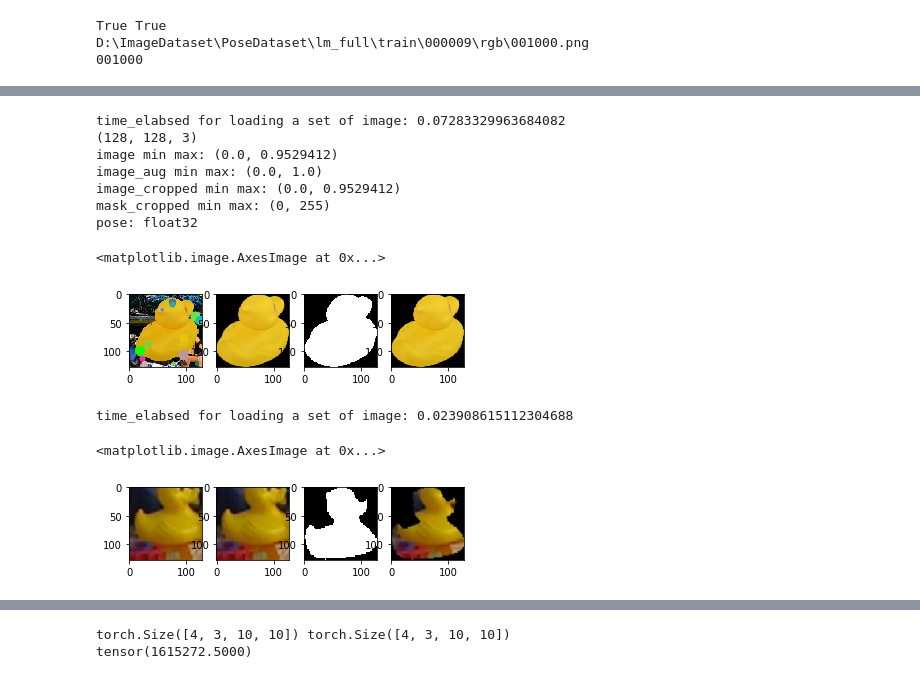
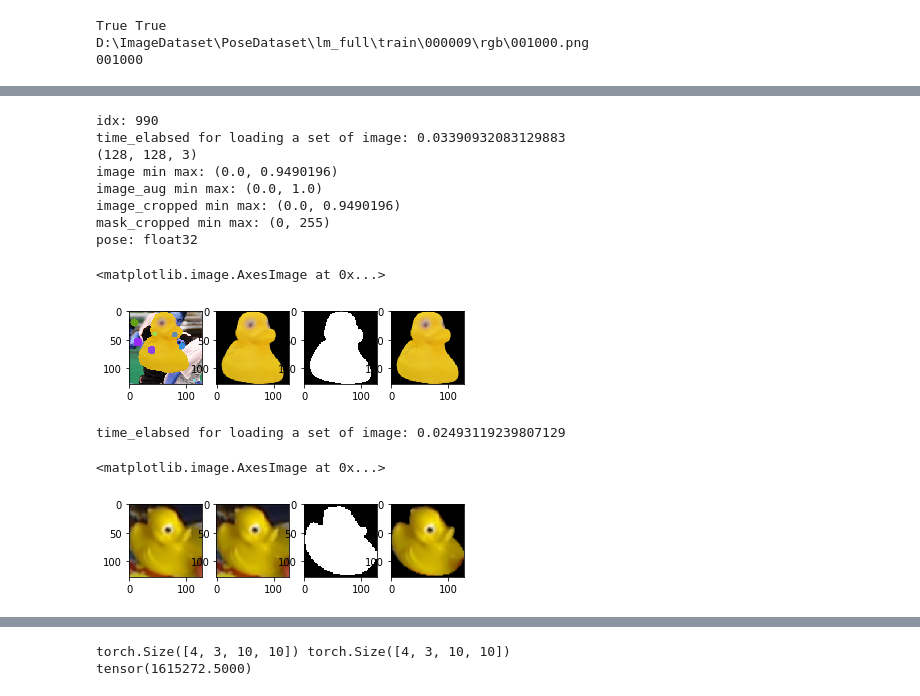
Before and after one commit to peytonhong/CVAE_Pose, a Jupyter notebook: augmentation_test.ipynb, the cells around one changed output, grey strips where cells are left out. Drawn from its saved outputs; the diff is of its cells as text; code cells hidden in the pictures.

```diff
--- a/augmentation_test.ipynb
+++ b/augmentation_test.ipynb
@@ -60,6 +58,8 @@ D:\ImageDataset\coco\val2017\000000267903.jpg
 import time
 start_time = time.time()
 idx = np.random.choice(np.arange(len(lm_dataset_train)))
+idx=990
+print(f'idx: {idx}')
 sample = lm_dataset_train[idx]
 time_elapsed = time.time() - start_time
 print(f'time_elabsed for loading a set of image: {time_elapsed}')
@@ -86,48 +86,49 @@ plt.imshow(mask_cropped, cmap='gray')
 plt.subplot(1,4,4)
 plt.imshow(image_gt_cropped)
 # %% [output]
-time_elabsed for loading a set of image: 0.07283329963684082
+idx: 990
+time_elabsed for loading a set of image: 0.03390932083129883
 (128, 128, 3)
-image min max: (0.0, 0.9529412)
+image min max: (0.0, 0.9490196)
 image_aug min max: (0.0, 1.0)
-image_cropped min max: (0.0, 0.9529412)
+image_cropped min max: (0.0, 0.9490196)
 mask_cropped min max: (0, 255)
 pose: float32
 <matplotlib.image.AxesImage at 0x...>
-[figure, old version]
+[figure, new version]
 # %%
 start_time = time.time()
 idx = np.random.choice(np.arange(len(lm_dataset_test)))
-idx = 82
+# idx = 82
 sample = lm_dataset_test[idx]
 time_elapsed = time.time() - start_time
 print(f'time_elabsed for loading a set of image: {time_elapsed}')
 image = sample['image']
 image_cropped = sample['image_cropped']
 mask_cropped = sample['mask_cropped']
 image_aug = sample['image_aug']
 image_gt_cropped = sample['image_gt_cropped']
 pose = sample['pose']
 
 # mask_idx = (mask_cropped > 0.0)
 # mask_cropped = (mask_cropped*255).astype(np.uint8)
 # print(np.min(mask_cropped), np.max(mask_cropped))
 # print(mask_idx.shape)
 # image_gt_cropped = cv2.bitwise_and(image_cropped, image_cropped, mask=mask_cropped)
 # print(image_gt_cropped.shape)
 
 plt.subplot(1,4,1)
 plt.imshow(image_aug)
 plt.subplot(1,4,2)
 plt.imshow(image_cropped)
 plt.subplot(1,4,3)
 plt.imshow(mask_cropped, cmap='gray')
 plt.subplot(1,4,4)
 plt.imshow(image_gt_cropped)
 # %% [output]
-time_elabsed for loading a set of image: 0.023908615112304688
+time_elabsed for loading a set of image: 0.02493119239807129
 <matplotlib.image.AxesImage at 0x...>
-[figure, old version]
+[figure, new version]
 # %%
 image_cropped_train = []
 image_aug_train = []
```
Also changed, not shown: parts of 6 cells of this notebook, 1 other file.
